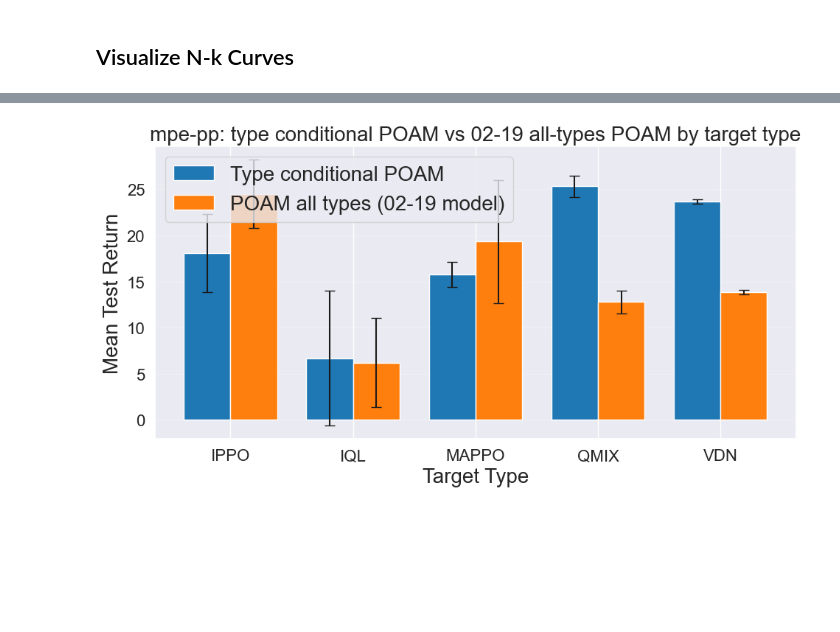
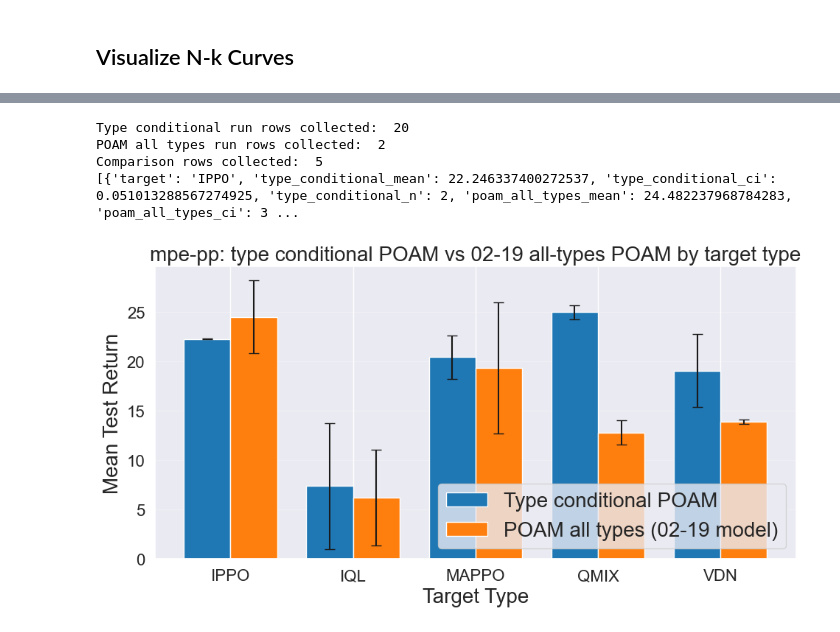
Before and after one commit to FelipePKest/tnteam, a Jupyter notebook: src/notebooks/summarize_nk_eval.ipynb, the cells around one changed output, grey strips where cells are left out. Drawn from its saved outputs; the diff is of its cells as text; code cells hidden in the pictures; blank space fills up the shorter version.

```diff
--- a/src/notebooks/summarize_nk_eval.ipynb
+++ b/src/notebooks/summarize_nk_eval.ipynb
@@ -709,7 +709,7 @@ if resolved_base_path is None:
     raise FileNotFoundError(f"Could not resolve base_path from candidates: {base_path_candidates}")
 
 expert_log_path = resolved_base_path / task / "poam_expert_nk_eval"
-poam_all_types_log_path = resolved_base_path / task / "poam_02-19-00-22-08_nk_eval"
+poam_all_types_log_path = resolved_base_path / task / "in_distr_eval"
 if not expert_log_path.exists():
     raise FileNotFoundError(f"Missing evaluation folder: {expert_log_path}")
 if not poam_all_types_log_path.exists():
@@ -740,9 +740,18 @@ for target_name, target_label in target_display.items():
         if best_expert_row is None or row["best_expert_mean"] > best_expert_row["best_expert_mean"]:
             best_expert_row = row
 
-    sacred_folder = poam_all_types_log_path / f"poam_02-19-00-22-08-vs-{target_name}" / "sacred"
+
+
+    print("poam_all_types_log_path: ", poam_all_types_log_path)
+    sacred_folder = poam_all_types_log_path / f"poam-pqvmq_open-vs-{target_name}" / "sacred"
+    print(f"Looking for all-types POAM results in: {sacred_folder}")
+    # print(f"sacred = naht_results/mpe-pp/in_distr_eval/poam-pqvmq_open-vs-ippo/sacred")
+    # print(Path("/Users/felipekestelman/Git/tnteam/naht_results/mpe-pp/in_distr_eval/poam-pqvmq_open-vs-ippo/sacred/").samefile(str(sacred_folder)+"/"))
+    print(f"Exists? {sacred_folder.exists()}")
     if not sacred_folder.exists():
         continue
+
+
     poam_all_types_info_paths = [
         sacred_folder / run_name / "1" / "info.json"
         for run_name in os.listdir(sacred_folder)
@@ -847,7 +871,7 @@ def collect_type_conditional_info_paths(log_path, target_name, target_label):
     return rows, info_paths
 
 def collect_poam_all_types_info_paths(log_path, target_name, target_label):
-    sacred_folder = log_path / f"poam_02-19-00-22-08-vs-{target_name}" / "sacred"
+    sacred_folder = log_path / f"poam-pqvmq_open-vs-{target_name}" / "sacred"
     rows = []
     info_paths = []
     if not sacred_folder.exists():
@@ -880,7 +904,7 @@ if resolved_base_path is None:
     raise FileNotFoundError(f"Could not resolve base_path from candidates: {base_path_candidates}")
 
 type_conditional_log_path = resolved_base_path / task / "type_conditional_nk_eval"
-poam_all_types_log_path = resolved_base_path / task / "poam_02-19-00-22-08_nk_eval"
+poam_all_types_log_path = resolved_base_path / task / "in_distr_eval"
 if not type_conditional_log_path.exists():
     raise FileNotFoundError(f"Missing evaluation folder: {type_conditional_log_path}")
 if not poam_all_types_log_path.exists():
@@ -917,6 +941,10 @@ for target_name, target_label in target_display.items():
         "poam_all_types_n": len(poam_returns),
     })
 
+print("Type conditional run rows collected: ", len(run_rows))
+print("POAM all types run rows collected: ", len(poam_rows))
+print("Comparison rows collected: ", len(comparison_rows))
+print(comparison_rows)
 if not comparison_rows:
     raise RuntimeError("No overlapping type-conditional and POAM all-types N-k results found")
 
@@ -931,31 +959,35 @@ x = np.arange(len(comparison_df))
 width = 0.38
 ax.bar(
     x - width / 2,
     comparison_df["type_conditional_mean"],
     width,
     yerr=comparison_df["type_conditional_ci"],
     capsize=5,
     label="Type conditional POAM",
     color="tab:blue",
 )
 ax.bar(
     x + width / 2,
     comparison_df["poam_all_types_mean"],
     width,
     yerr=comparison_df["poam_all_types_ci"],
     capsize=5,
     label="POAM all types (02-19 model)",
     color="tab:orange",
 )
 ax.set_xticks(x)
 ax.set_xticklabels(comparison_df["target"])
 ax.set_ylabel("Mean Test Return")
 ax.set_xlabel("Target Type")
 ax.set_title(f"{task}: type conditional POAM vs 02-19 all-types POAM by target type")
 ax.grid(axis="y", alpha=0.25)
 ax.legend()
 
 plt.tight_layout()
 plt.show()
 # %% [output]
+Type conditional run rows collected:  20
+POAM all types run rows collected:  2
+Comparison rows collected:  5
+[{'target': 'IPPO', 'type_conditional_mean': 22.246337400272537, 'type_conditional_ci': 0.051013288567274925, 'type_conditional_n': 2, 'poam_all_types_mean': 24.482237968784283, 'poam_all_types_ci': 3 ...
-[figure, old version]
+[figure, new version]
```
Also changed, not shown: parts of 5 cells of this notebook, 8 other files.
